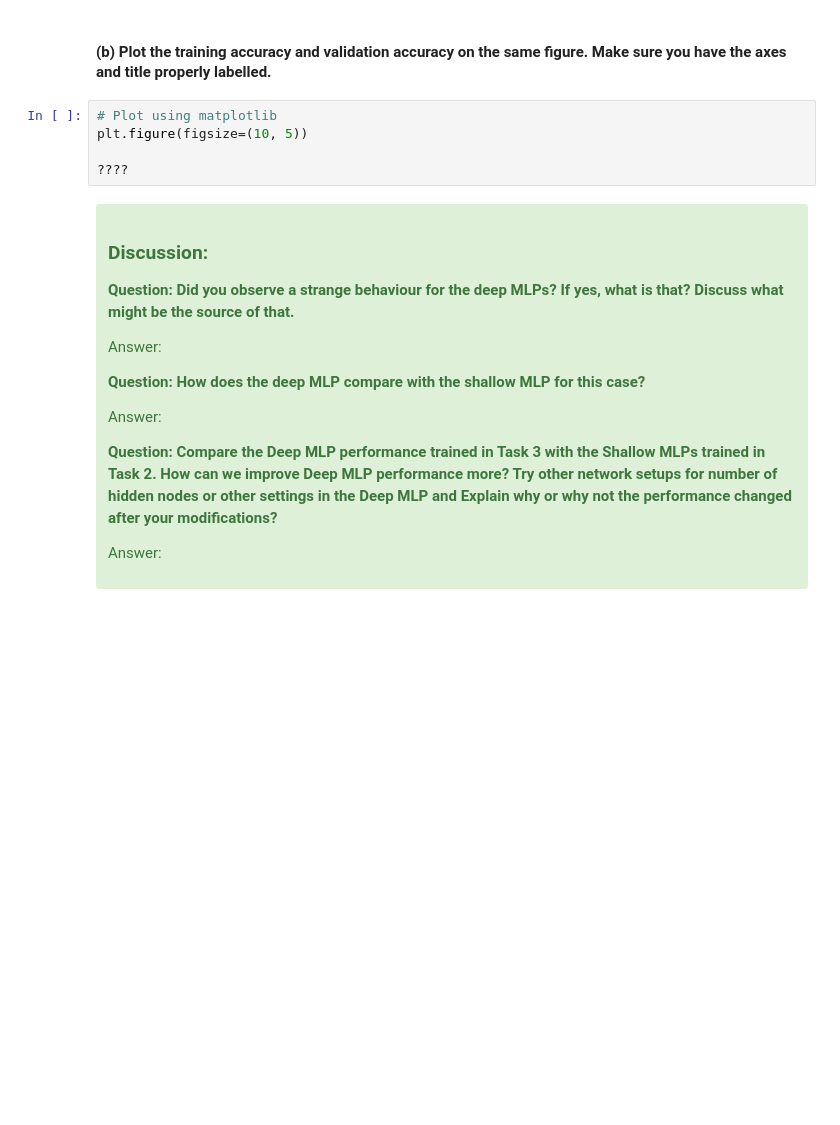
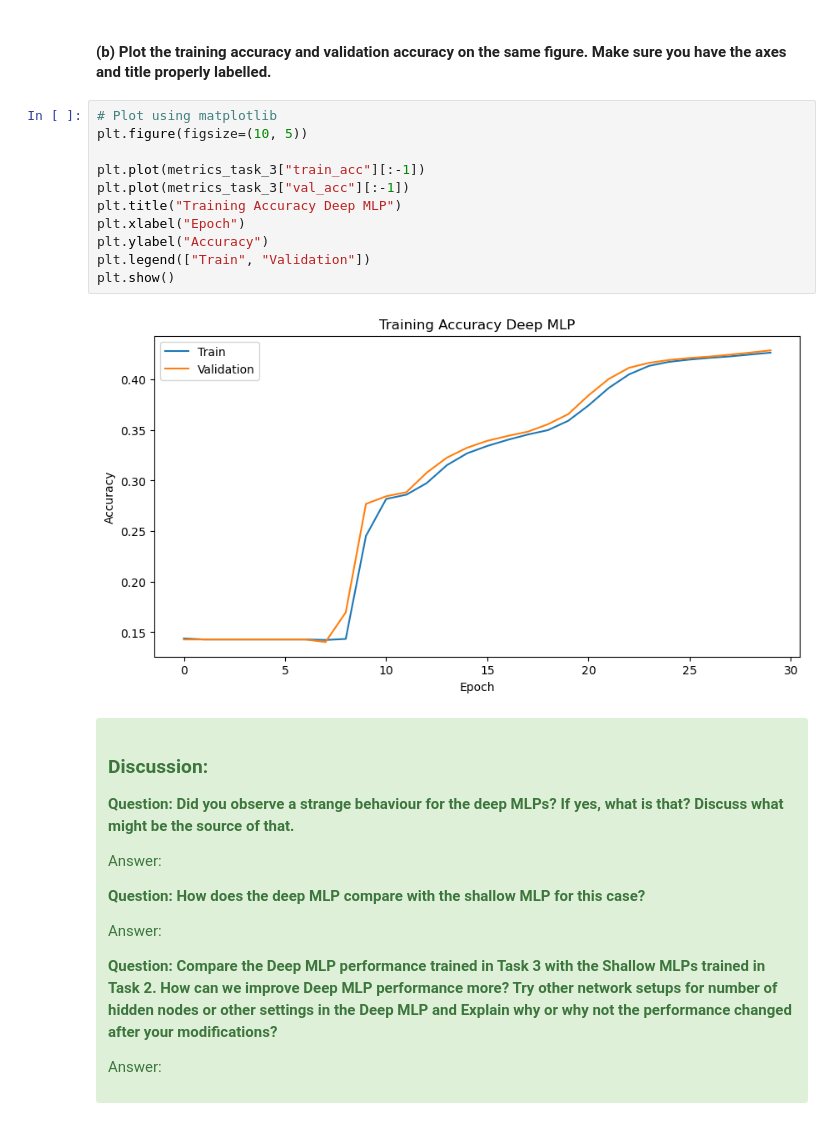
Before and after one commit to sqooid/ece4179-neural-networks, a Jupyter notebook: labs/lab-3/Lab3_2_CoverType.ipynb, the cells around one changed output. Saved outputs shown, nothing was run; the diff lists cells and outputs as text; blank space fills up the shorter version.

```diff
--- a/labs/lab-3/Lab3_2_CoverType.ipynb
+++ b/labs/lab-3/Lab3_2_CoverType.ipynb
@@ -1113,10 +1126,18 @@ plt.figure(figsize=(10, 5))
 # %% [markdown]
 #### (b) Plot the training accuracy and validation accuracy on the same figure. Make sure you have the axes and title properly labelled.
-# %%
-# Plot using matplotlib
-plt.figure(figsize=(10, 5))
-
-????
+# %%
+# Plot using matplotlib
+plt.figure(figsize=(10, 5))
+
+plt.plot(metrics_task_3["train_acc"][:-1])
+plt.plot(metrics_task_3["val_acc"][:-1])
+plt.title("Training Accuracy Deep MLP")
+plt.xlabel("Epoch")
+plt.ylabel("Accuracy")
+plt.legend(["Train", "Validation"])
+plt.show()
+# %% [output]
+[figure, added]
 # %% [markdown]
 <div class="alert alert-block alert-success">
 
```
Also changed, not shown: parts of 14 cells of this notebook.
